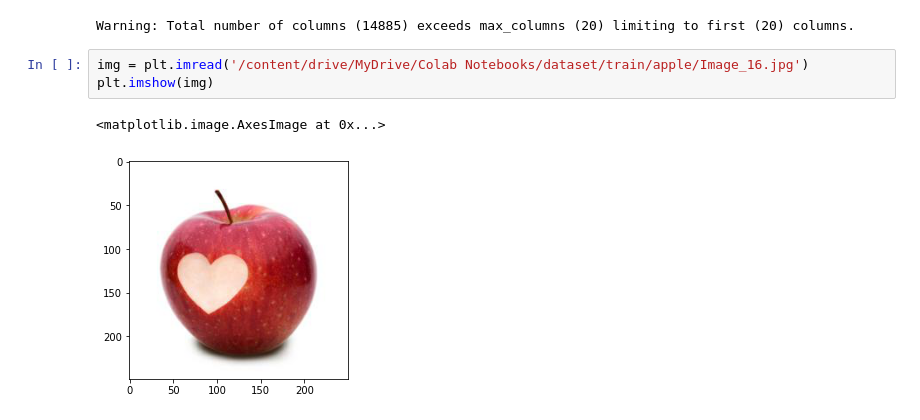
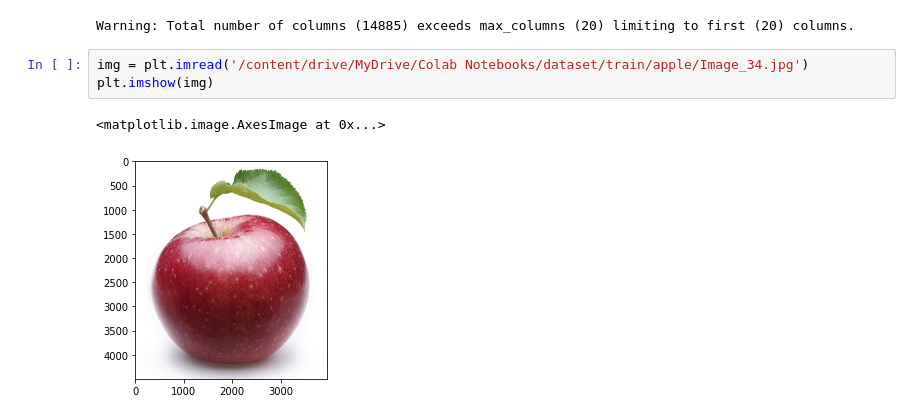
Before and after one commit to JurijJusel/Image, a Jupyter notebook: apple_banana_df.ipynb, the cells around one changed output. Saved outputs shown, nothing was run; the diff lists cells and outputs as text.

```diff
--- a/apple_banana_df.ipynb
+++ b/apple_banana_df.ipynb
@@ -99,8 +99,8 @@ read_df
 143 rows × 14885 columns
 Warning: Total number of columns (14885) exceeds max_columns (20) limiting to first (20) columns.
 # %%
-img = plt.imread('/content/drive/MyDrive/Colab Notebooks/dataset/train/apple/Image_16.jpg')
+img = plt.imread('/content/drive/MyDrive/Colab Notebooks/dataset/train/apple/Image_34.jpg')
 plt.imshow(img)
 # %% [output]
 <matplotlib.image.AxesImage at 0x...>
-[figure, old version]
+[figure, new version]
```
